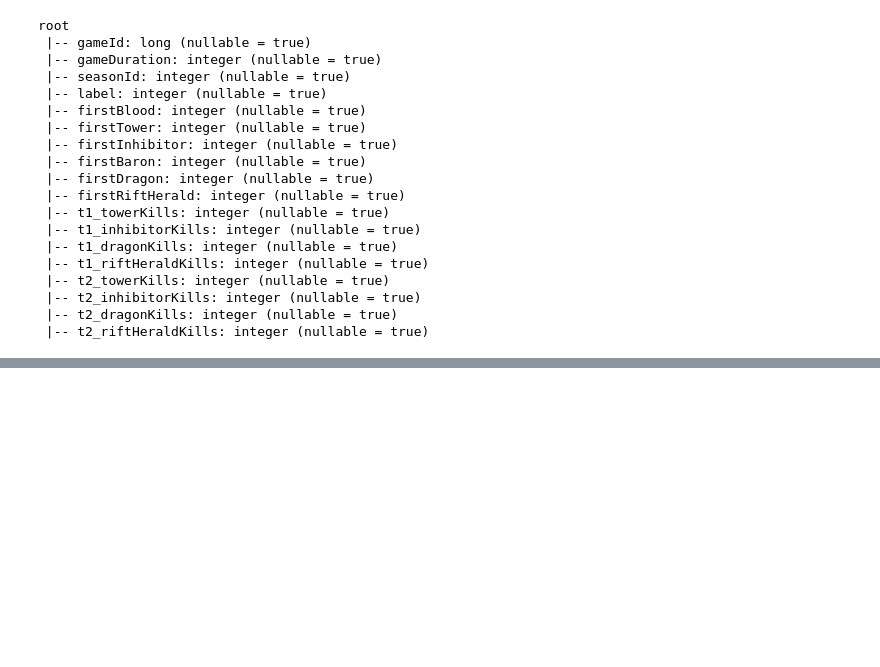
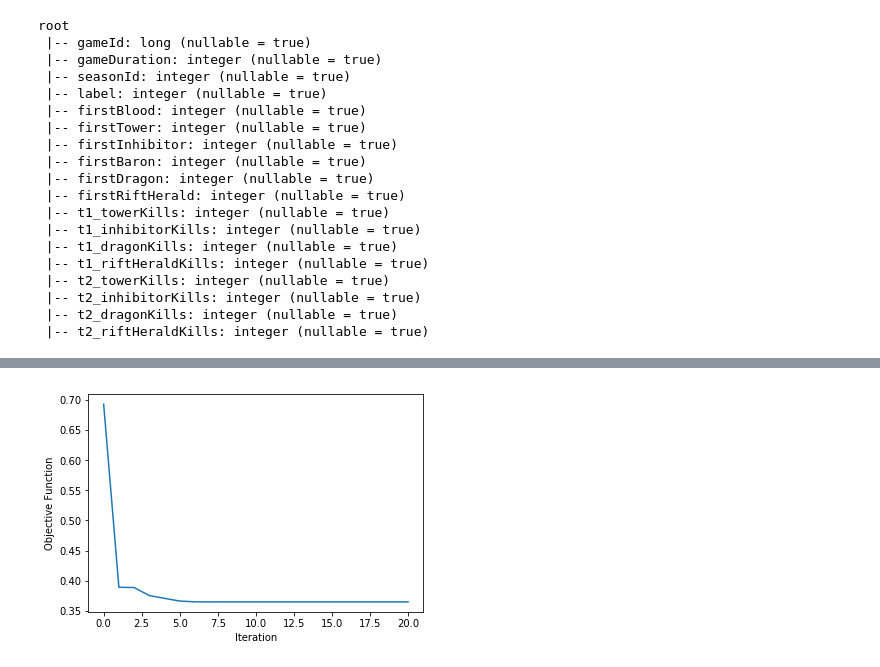
Before and after one commit to faciolihenrique/mc855-proj2, a Jupyter notebook: Projeto.ipynb, the cells around one changed output, grey strips where cells are left out. Saved outputs shown, nothing was run; the diff lists cells and outputs as text; code cells hidden in the pictures; blank space fills up the shorter version.

```diff
--- a/Projeto.ipynb
+++ b/Projeto.ipynb
@@ -389,0 +381,11 @@ Multinomial intercepts: [nan,nan]
+# %%
+trainingSummary = lrModel.summary
+
+# Obtain the objective per iteration
+objectiveHistory = trainingSummary.objectiveHistory
+plt.plot(objectiveHistory)
+plt.ylabel('Objective Function')
+plt.xlabel('Iteration')
+plt.show()
+# %% [output]
+[figure, added]
```
Also changed, not shown: parts of 15 cells of this notebook.
